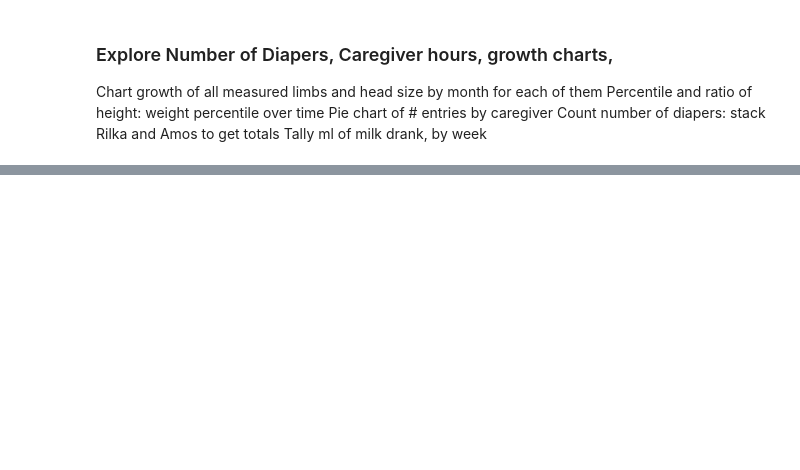
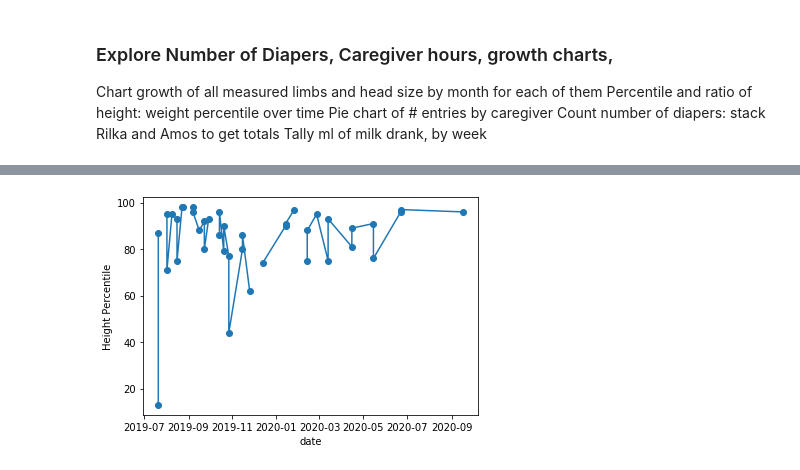
Before and after one commit to DonnaVakalis/viz_kidz, a Jupyter notebook: analysis/dmv/VizKidz_firstyear.ipynb, the cells around one changed output, grey strips where cells are left out. Saved outputs shown, nothing was run; the diff lists cells and outputs as text; code cells hidden in the pictures; blank space fills up the shorter version.

Commit message:
EDA of Rilka's growth

```diff
--- a/analysis/dmv/VizKidz_firstyear.ipynb
+++ b/analysis/dmv/VizKidz_firstyear.ipynb
@@ -9,6 +9,7 @@ More notes here later...
 # Imports and global options
 
 import pandas as pd
+import numpy as np
 from matplotlib import pyplot as plt
 import zipfile
 import os
@@ -18,7 +19,10 @@ import plotly.express as px
 pd.options.display.float_format = '{:,.2f}'.format
 
 # import one year data from Baby Connect
-df1 = pd.read_csv('../../dat/Rilka_20190613_20200111.csv')
+rlk_1 = pd.read_csv('../../dat/Rilka_20190613_20200111.csv') #Rilka's data
+ams_1 = pd.read_csv('../../dat/Amos_20190713_20200313.csv') #Amos's data
+
 
 # import additional measurements data from google sheets
-df2 =
+rlk_2 = pd.read_csv('../../dat/Measurements_Rilka.csv') # Rilka's data
+ams_2 = pd.read_csv('../../dat/Measurements_Amos.csv') # Amos's data
@@ -48,0 +53,23 @@ df1['Date and Time'] = pd.to_datetime(df1['Date and Time'], infer_datetime_forma
+# %%
+# make 'Date and Time' column into datetime object
+rlk_1['Date and Time'] = pd.to_datetime(rlk_1['Date and Time'], infer_datetime_format=True)
+ams_1['Date and Time'] = pd.to_datetime(ams_1['Date and Time'], infer_datetime_format=True)
+rlk_1.rename(columns={'Date and Time':'Date'}, inplace=True) # doing this here rather than later to be able to use the subset rlk or the complete df
+ams_1.rename(columns={'Date and Time':'Date'}, inplace=True)
+
+rlk_2['Date'] = pd.to_datetime(rlk_2['Date'], infer_datetime_format=True)
+ams_2['Date'] = pd.to_datetime(ams_2['Date'], infer_datetime_format=True)
+# %%
+# add ID columns and merge baby connect data
+rlk_1['ID'] = "Rilka"
+ams_1['ID'] = 'Amos'
+df_1 = rlk_1.append(ams_1).sort_values(by='Date').reset_index()
+
+
+
+# add ID columns and merge measurements data
+rlk_2['ID'] = "Rilka"
+ams_2['ID'] = 'Amos'
+df_2 = rlk_2.append(ams_2).sort_values(by='Date').reset_index()
+
+df_2.info()
@@ -72,0 +102,12 @@ df1
+# %%
+#df_1.plot(x="Date", y=["action", "comedy"])
+# create figure and axis objects with subplots()
+fig,ax=plt.subplots()
+ax.plot(df_2.Date, df_2.height_percentile , marker="o")
+#df.loc[df['column_name'] == some_value]
+ax.set_xlabel("date")
+ax.set_ylabel("Height Percentile")
+#ax.plot(gapminder_us.year, gapminder_us["gdpPercap"], marker="o")
+plt.show()
+# %% [output]
+[figure, added]
```
Also changed, not shown: parts of 11 cells of this notebook.
